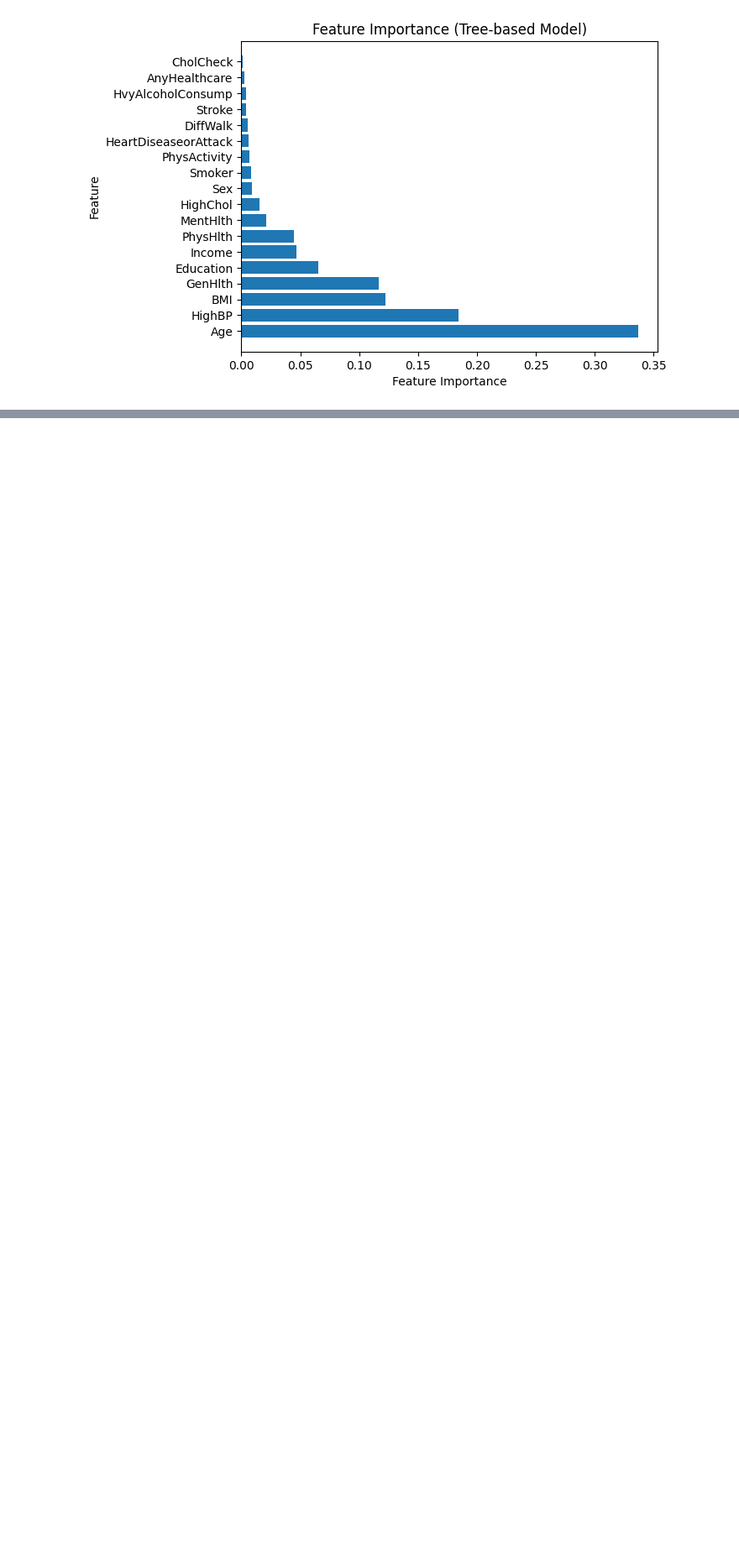
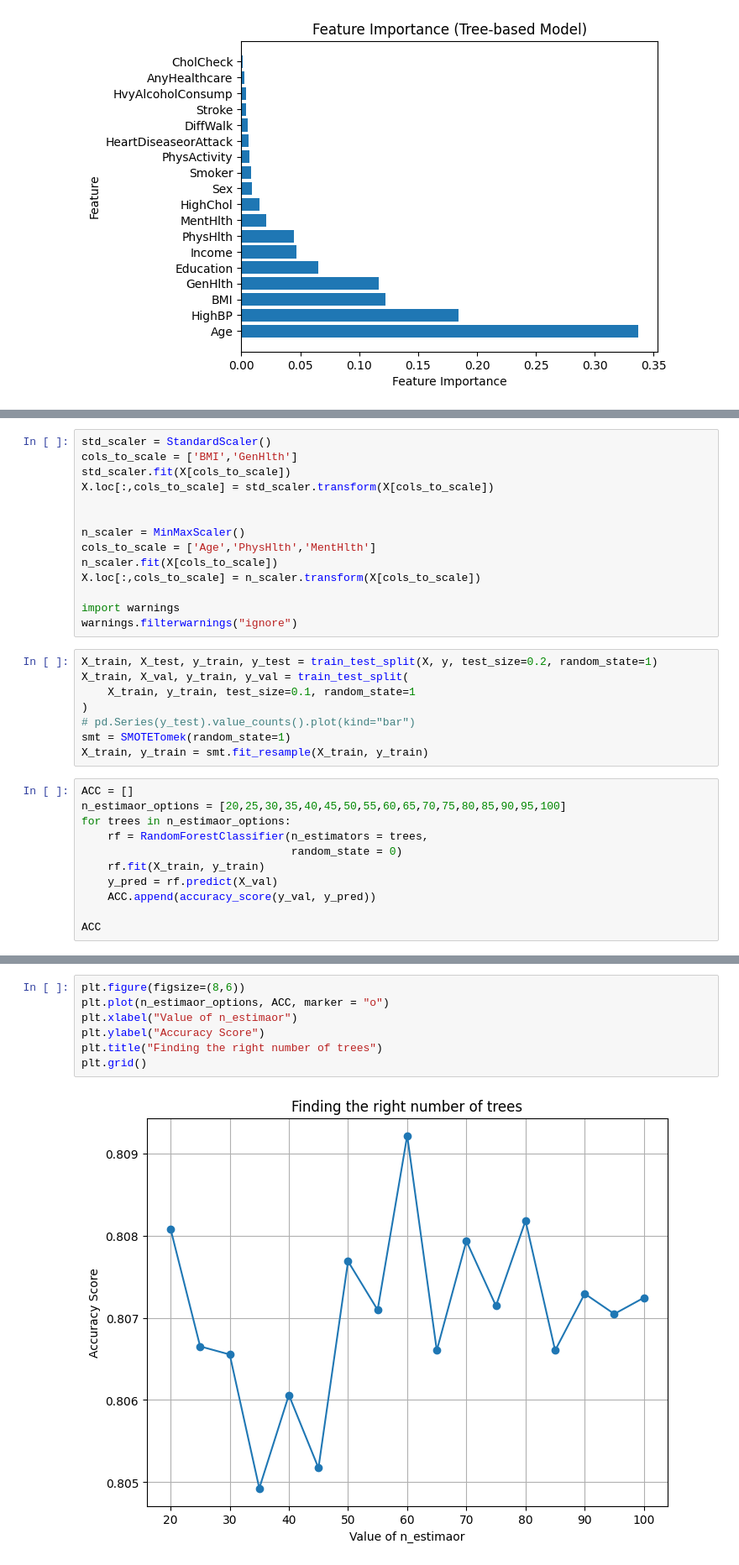
Before and after one commit to motagfr/Diabetes, a Jupyter notebook: DiabeteProject.ipynb, the cells around one changed output, grey strips where cells are left out. Shown at 84% size. Saved outputs shown, nothing was run; the diff lists cells and outputs as text; blank space fills up the shorter version.

Commit message:
Params tuning.Yet again. /RandomForest

```diff
--- a/DiabeteProject.ipynb
+++ b/DiabeteProject.ipynb
@@ -347,0 +405,33 @@ plt.show()
+# %%
+std_scaler = StandardScaler()
+cols_to_scale = ['BMI','GenHlth']
+std_scaler.fit(X[cols_to_scale])
+X.loc[:,cols_to_scale] = std_scaler.transform(X[cols_to_scale])
+
+
+n_scaler = MinMaxScaler()
+cols_to_scale = ['Age','PhysHlth','MentHlth']
+n_scaler.fit(X[cols_to_scale])
+X.loc[:,cols_to_scale] = n_scaler.transform(X[cols_to_scale])
+
+import warnings
+warnings.filterwarnings("ignore")
+# %%
+X_train, X_test, y_train, y_test = train_test_split(X, y, test_size=0.2, random_state=1)
+X_train, X_val, y_train, y_val = train_test_split(
+    X_train, y_train, test_size=0.1, random_state=1
+)
+# pd.Series(y_test).value_counts().plot(kind="bar")
+smt = SMOTETomek(random_state=1)
+X_train, y_train = smt.fit_resample(X_train, y_train)
+# %%
+ACC = []
+n_estimaor_options = [20,25,30,35,40,45,50,55,60,65,70,75,80,85,90,95,100]
+for trees in n_estimaor_options:
+    rf = RandomForestClassifier(n_estimators = trees,
+                                random_state = 0)
+    rf.fit(X_train, y_train)
+    y_pred = rf.predict(X_val)
+    ACC.append(accuracy_score(y_val, y_pred))
+
+ACC
@@ -347,0 +460,9 @@ plt.show()
+# %%
+plt.figure(figsize=(8,6))
+plt.plot(n_estimaor_options, ACC, marker = "o")
+plt.xlabel("Value of n_estimaor")
+plt.ylabel("Accuracy Score")
+plt.title("Finding the right number of trees")
+plt.grid()
+# %% [output]
+[figure, added]
```
Also changed, not shown: parts of 17 cells of this notebook.
